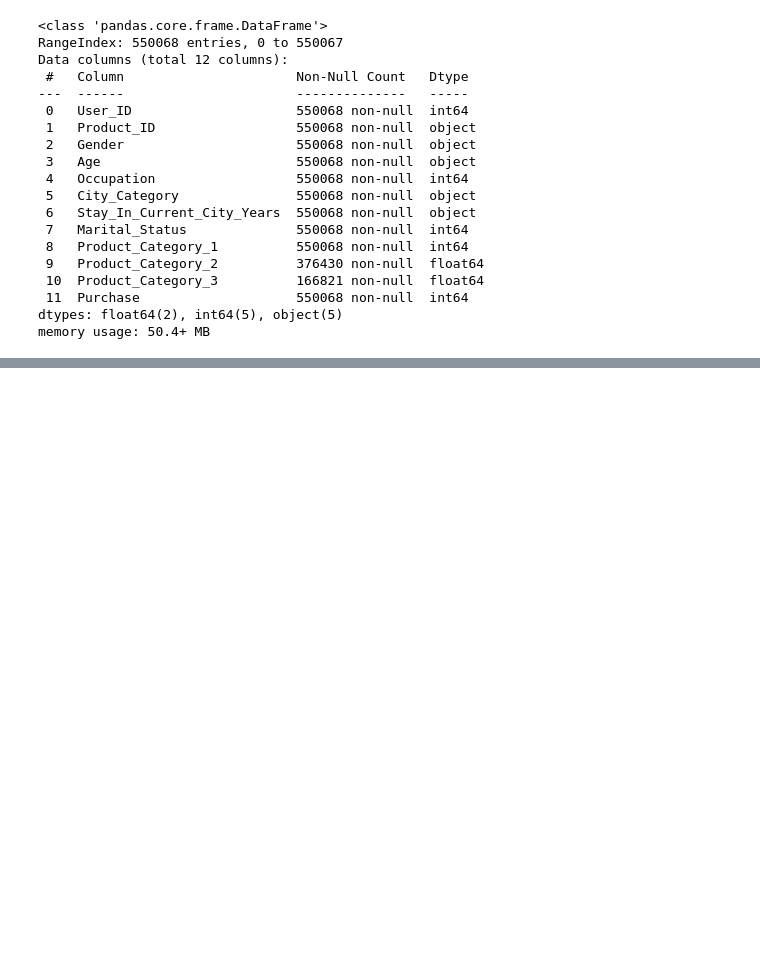
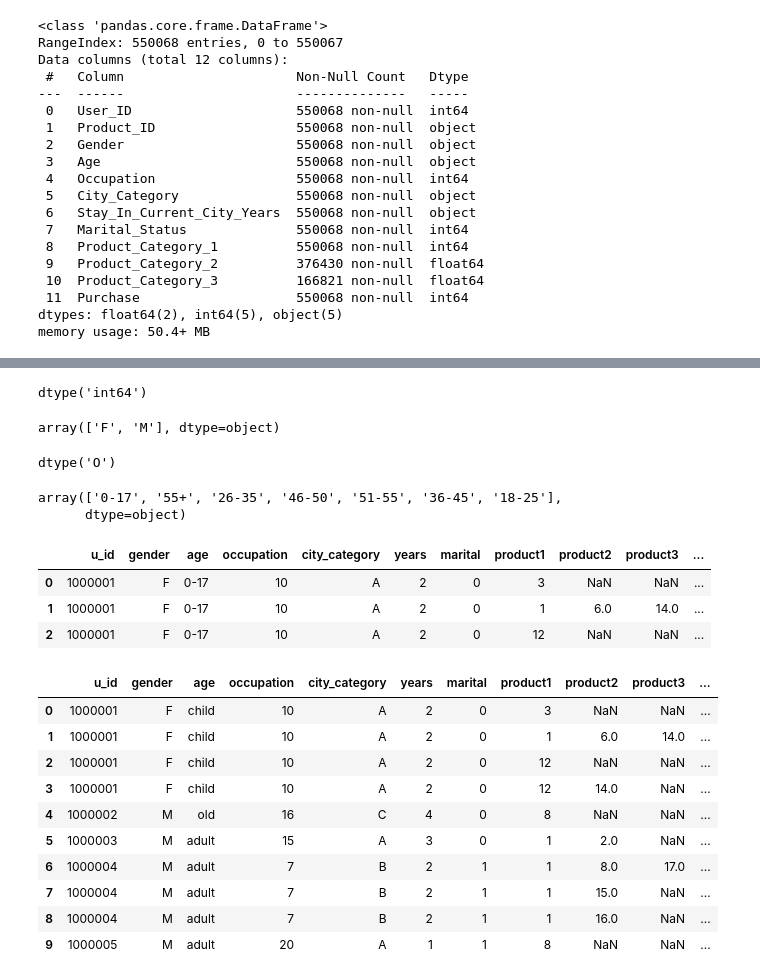
Before and after one commit to shubham9875/EDAProjectFinal, a Jupyter notebook: EDAProjectFinal.ipynb, the cells around one changed output, grey strips where cells are left out. Drawn from its saved outputs; the diff is of its cells as text; code cells hidden in the pictures; blank space fills up the shorter version.

```diff
--- a/EDAProjectFinal.ipynb
+++ b/EDAProjectFinal.ipynb
@@ -104,0 +140,79 @@ pf.groupby(['Gender','Marital_Status'])['Purchase'].sum().plot(kind='bar')
+# %%
+pf['u_id'].dtype
+# %% [output]
+dtype('int64')
+# %%
+#genders
+pf['gender'].unique()
+# %% [output]
+array(['F', 'M'], dtype=object)
+# %%
+pf['gender'].dtype
+# %% [output]
+dtype('O')
+# %%
+# Age
+pf['age'].unique()
+# %% [output]
+array(['0-17', '55+', '26-35', '46-50', '51-55', '36-45', '18-25'],
+      dtype=object)
+# %%
+pf.head(3)
+# %% [output]
+|  | u_id | gender | age | occupation | city_category | years | marital | product1 | product2 | product3 | ... |
+| 0 | 1000001 | F | 0-17 | 10 | A | 2 | 0 | 3 | NaN | NaN | ... |
+| 1 | 1000001 | F | 0-17 | 10 | A | 2 | 0 | 1 | 6.0 | 14.0 | ... |
+| 2 | 1000001 | F | 0-17 | 10 | A | 2 | 0 | 12 | NaN | NaN | ... |
+# %%
+# As age is present in range so now we convert the range into particular name like
+
+# 0-17 -> child
+# 18-25 -> teenage
+# 26-35 -> adult
+# 36-45 -> adult
+# 46-50 -> adult
+# 51-55 -> old
+# 55+ -> old
+
+# we have replaced numerical data into categorical data
+
+
+def age(value):
+    if '0-17' in value:
+        value = value.replace('0-17','child')
+        return str(value)
+    elif '18-25' in value:
+        value = value.replace('18-25','teenage')
+        return str(value)
+    elif '26-35' in value:
+        value = value.replace('26-35','adult')
+        return str(value)
+    elif '36-45' in value:
+        value = value.replace('36-45','adult')
+        return str(value)
+    elif '46-50' in value:
+        value = value.replace('46-50','adult')
+        return str(value)
+    elif '51-55' in value:
+        value = value.replace('51-55','old')
+        return str(value)
+    elif '55+' in value:
+        value = value.replace('55+','old')
+        return str(value)
+pf['age'] = pf['age'].apply(age)
+
+# changes are also done in inp1 using apply method
+# %%
+pf.head(10)
+# %% [output]
+|  | u_id | gender | age | occupation | city_category | years | marital | product1 | product2 | product3 | ... |
+| 0 | 1000001 | F | child | 10 | A | 2 | 0 | 3 | NaN | NaN | ... |
+| 1 | 1000001 | F | child | 10 | A | 2 | 0 | 1 | 6.0 | 14.0 | ... |
+| 2 | 1000001 | F | child | 10 | A | 2 | 0 | 12 | NaN | NaN | ... |
+| 3 | 1000001 | F | child | 10 | A | 2 | 0 | 12 | 14.0 | NaN | ... |
+| 4 | 1000002 | M | old | 16 | C | 4 | 0 | 8 | NaN | NaN | ... |
+| 5 | 1000003 | M | adult | 15 | A | 3 | 0 | 1 | 2.0 | NaN | ... |
+| 6 | 1000004 | M | adult | 7 | B | 2 | 1 | 1 | 8.0 | 17.0 | ... |
+| 7 | 1000004 | M | adult | 7 | B | 2 | 1 | 1 | 15.0 | NaN | ... |
+| 8 | 1000004 | M | adult | 7 | B | 2 | 1 | 1 | 16.0 | NaN | ... |
+| 9 | 1000005 | M | adult | 20 | A | 1 | 1 | 8 | NaN | NaN | ... |
```
Also changed, not shown: parts of 25 cells of this notebook.
